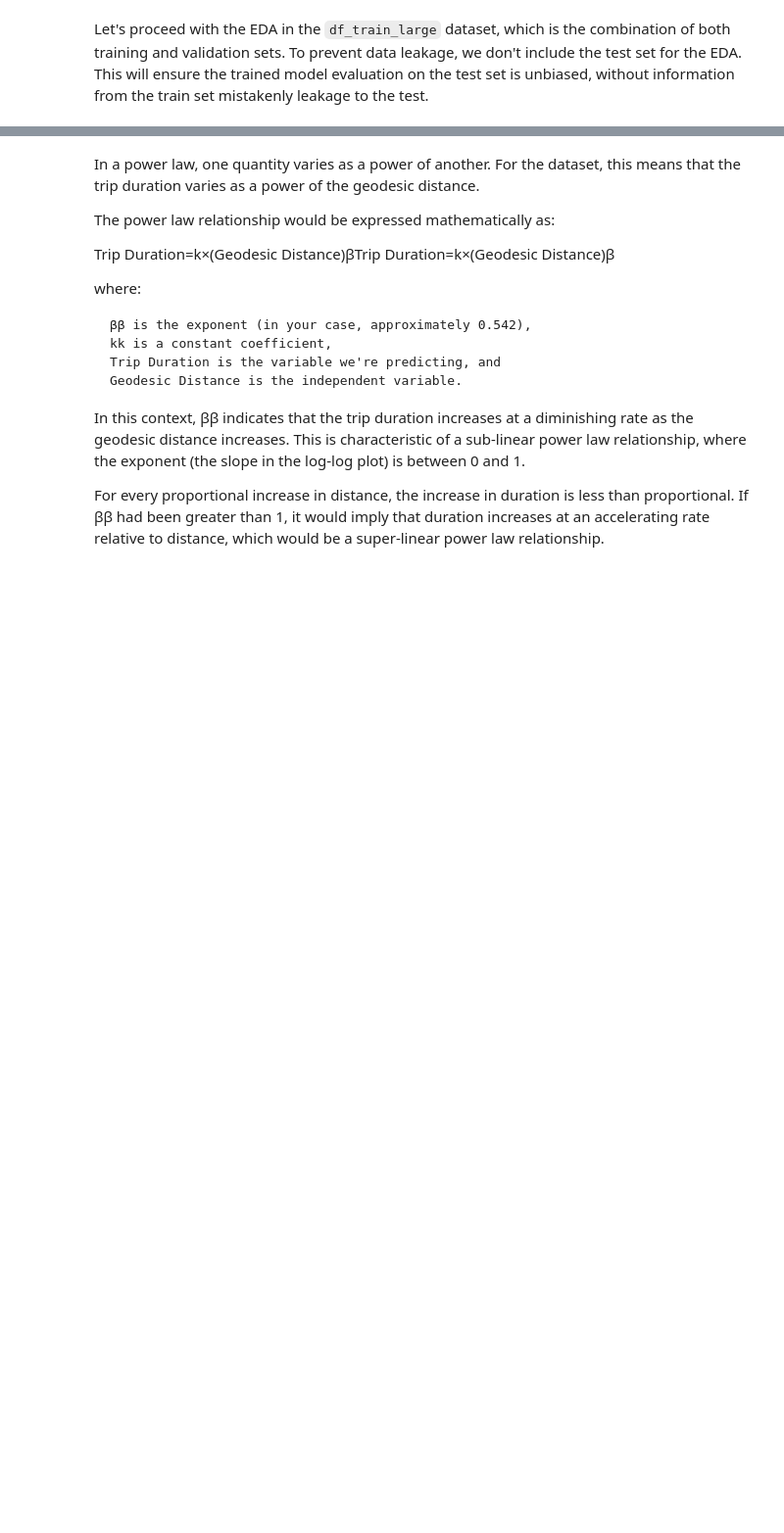
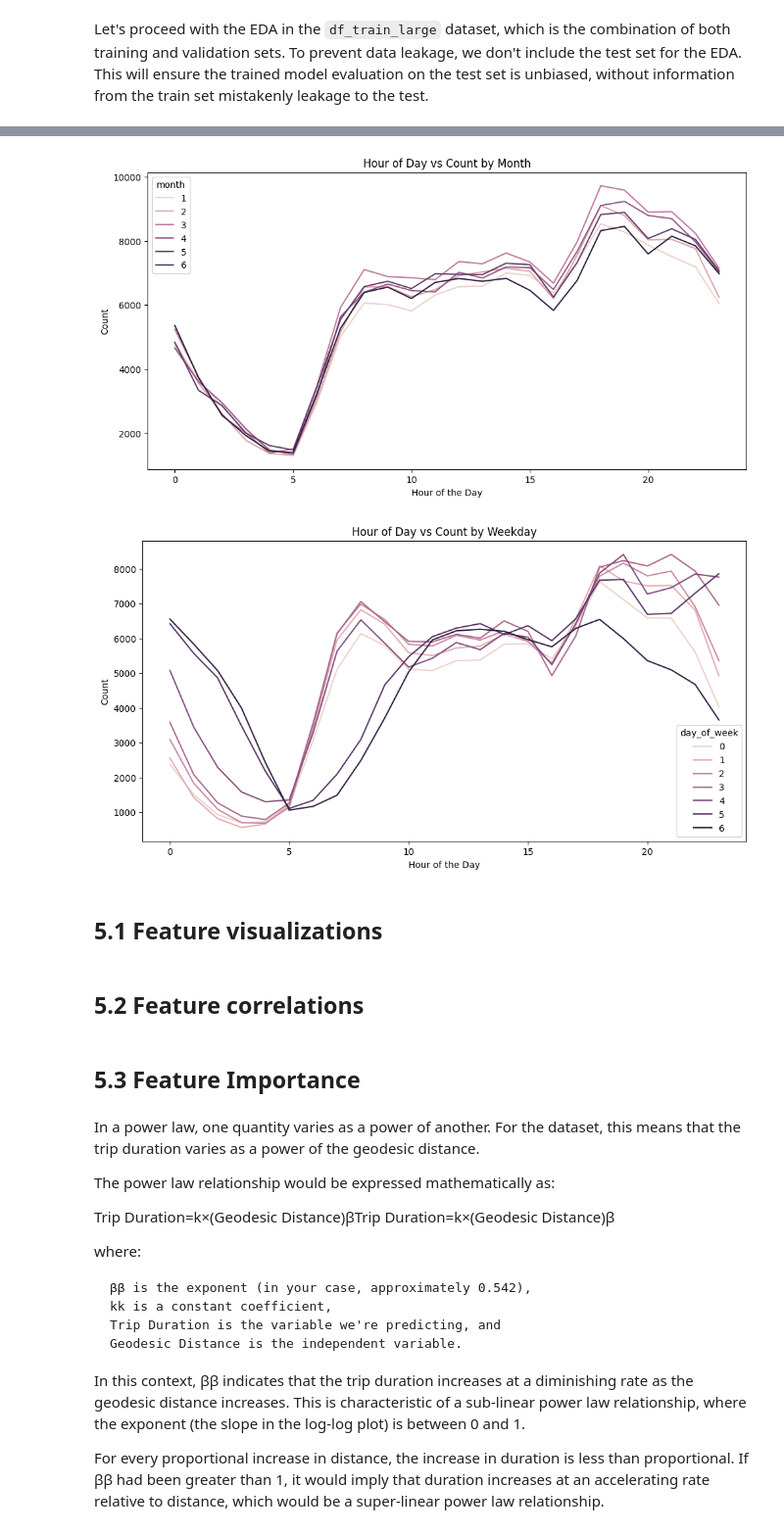
Before and after one commit to marcosbenicio/taxi-trip-regression, a Jupyter notebook: notebooks/taxi-trip-duration copy.ipynb, the cells around one changed output, grey strips where cells are left out. Shown at 98% size. Saved outputs shown, nothing was run; the diff lists cells and outputs as text; code cells hidden in the pictures; blank space fills up the shorter version.

```diff
--- a/notebooks/taxi-trip-duration copy.ipynb
+++ b/notebooks/taxi-trip-duration copy.ipynb
@@ -1161,3 +1310,31 @@ Let's proceed with the EDA in the `df_train_large` dataset, which is the combina
+# %%
+grouped_month = df_train_large.groupby(['hour', 'month']).size().reset_index(name='count')
+
+plt.figure(figsize=(12, 6))
+sns.lineplot(data=grouped_month, x ='hour', y ='count', hue ='month')
+plt.xlabel('Hour of the Day')
+plt.ylabel('Count')
+plt.title('Hour of Day vs Count by Month')
+plt.show()
+
+# Plot 2: Hour of Day vs Count by Weekday
+grouped_weekday = df_train_large.groupby(['hour', 'day_of_week']).size().reset_index(name='count')
+
+plt.figure(figsize=(12, 6))
+sns.lineplot(data=grouped_weekday, x='hour', y='count', hue='day_of_week')
+plt.xlabel('Hour of the Day')
+plt.ylabel('Count')
+plt.title('Hour of Day vs Count by Weekday')
+plt.show()
+# %% [output]
+[figure, added]
+[figure, added]
+# %% [markdown]
+## 5.1 Feature visualizations
+# %% [markdown]
+## 5.2 Feature correlations
+# %% [markdown]
+## 5.3 Feature Importance
 # %% [markdown]
 In a power law, one quantity varies as a power of another. For the dataset, this means that the trip duration varies as a power of the geodesic distance.
 
```
Also changed, not shown: parts of 15 cells of this notebook.
